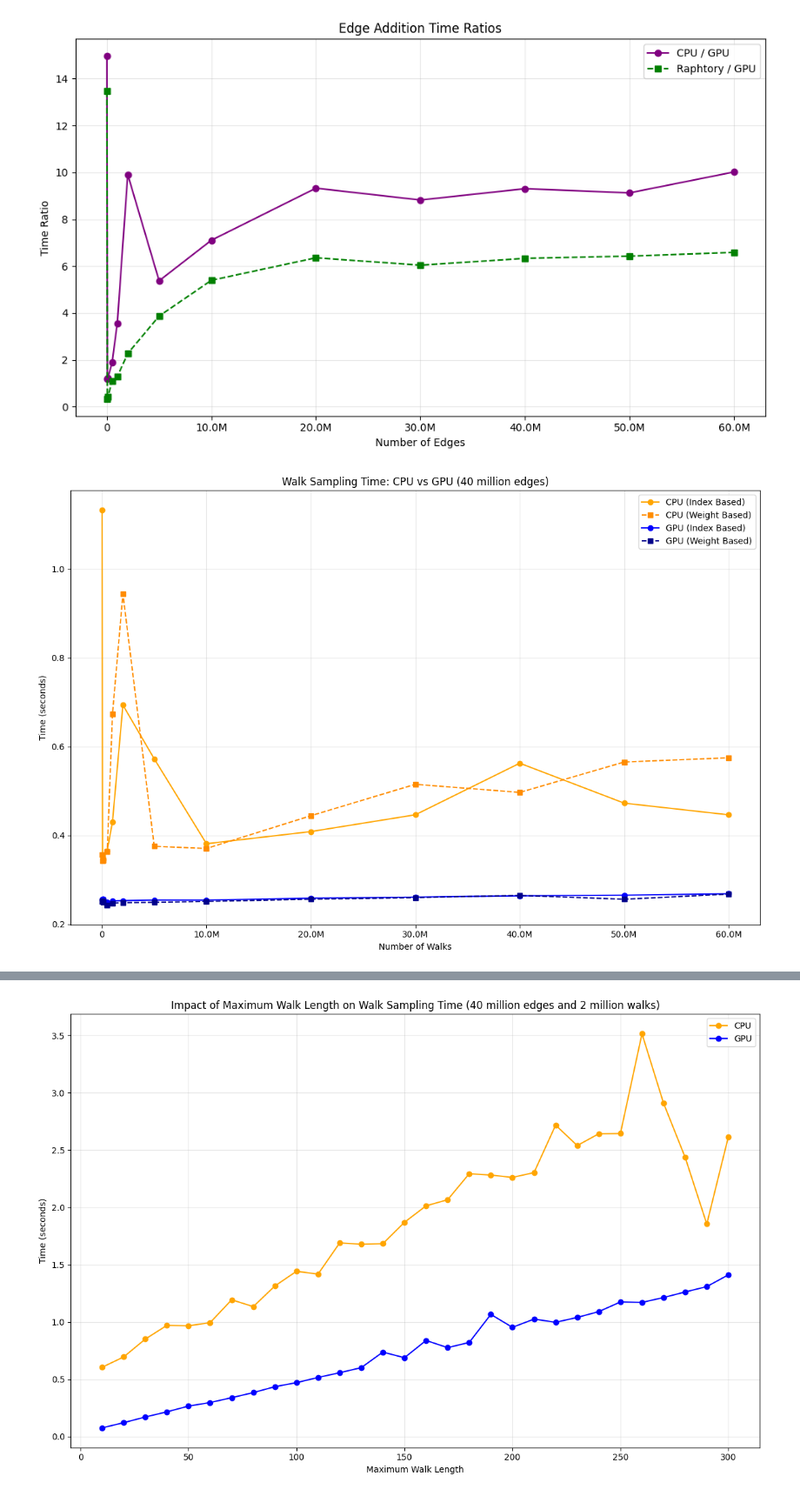
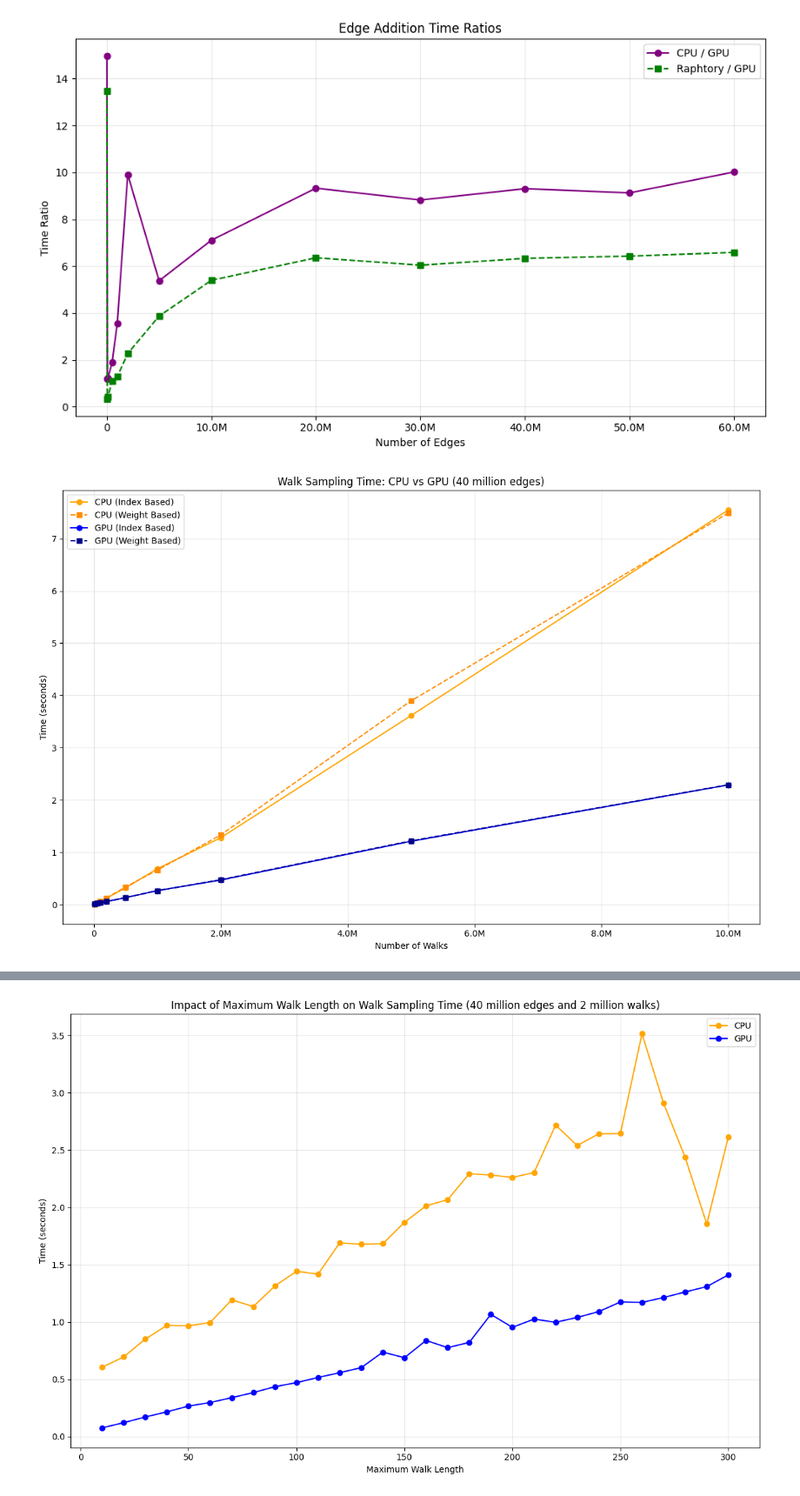
Before and after one commit to ashfaq1701/temporal-random-walk-test, a Jupyter notebook: test_visualizations.ipynb, the cells around one changed output, grey strips where cells are left out. Shown at 87% size. Saved outputs shown, nothing was run; the diff lists cells and outputs as text; code cells hidden in the pictures.

Commit message:
Updated walk generation numbers

```diff
--- a/test_visualizations.ipynb
+++ b/test_visualizations.ipynb
@@ -123,33 +123,33 @@ plt.show()
 # %%
 # Plot 2: Walk Sampling Time - With/Without Weights, CPU vs GPU
 plt.figure(figsize=(12, 8))
 
 # CPU - Index based
-plt.plot(edge_counts, cpu_results["edges"]["walk_sampling_time_index_based"],
+plt.plot(walk_counts, cpu_results["walks"]["walk_sampling_time_index_based"],
          'o-', color='orange', label="CPU (Index Based)")
 
 # CPU - Weight based
-plt.plot(edge_counts, cpu_results["edges"]["walk_sampling_time_weight_based"],
+plt.plot(walk_counts, cpu_results["walks"]["walk_sampling_time_weight_based"],
          's--', color='darkorange', label="CPU (Weight Based)")
 
 # GPU - Index based
-plt.plot(edge_counts, gpu_results["edges"]["walk_sampling_time_index_based"],
+plt.plot(walk_counts, gpu_results["walks"]["walk_sampling_time_index_based"],
          'o-', color='blue', label="GPU (Index Based)")
 
 # GPU - Weight based
-plt.plot(edge_counts, gpu_results["edges"]["walk_sampling_time_weight_based"],
+plt.plot(walk_counts, gpu_results["walks"]["walk_sampling_time_weight_based"],
          's--', color='darkblue', label="GPU (Weight Based)")
 
 plt.gca().xaxis.set_major_formatter(ticker.FuncFormatter(human_format))
 plt.xlabel("Number of Walks")
 plt.ylabel("Time (seconds)")
 plt.title("Walk Sampling Time: CPU vs GPU (40 million edges)")
 plt.grid(True, alpha=0.3)
 plt.legend()
 plt.tight_layout()
 plt.savefig("plots/plot2_walk_sampling_comparison.png")
 plt.show()
 # %% [output]
-[figure, old version]
+[figure, new version]
 # %%
 # CPU and GPU walk sampling times (Index-based) — Plot 2
```
Also changed, not shown: parts of 1 cell of this notebook, 1 other file.
